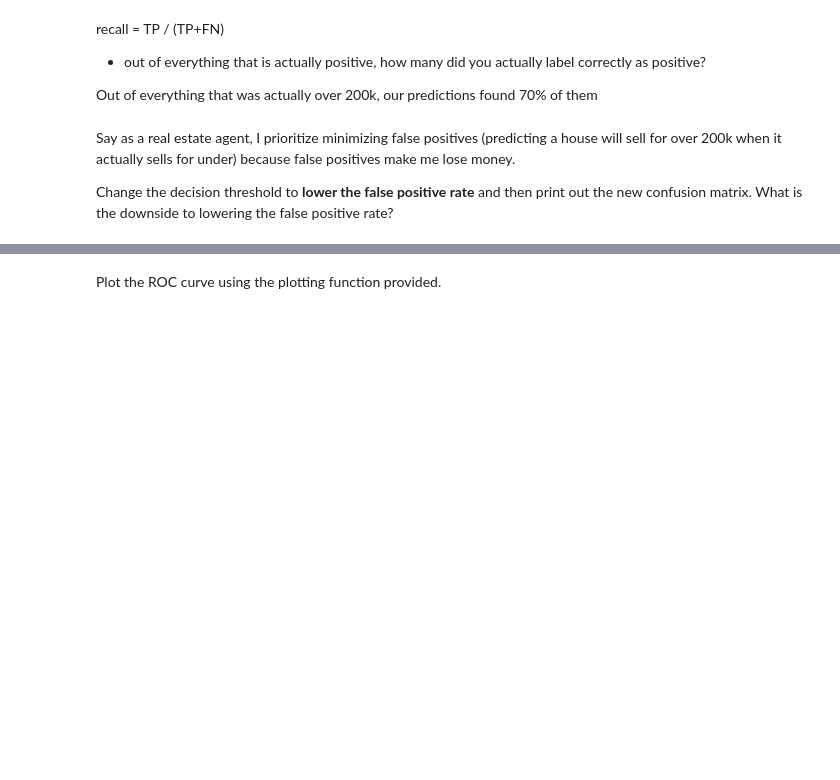
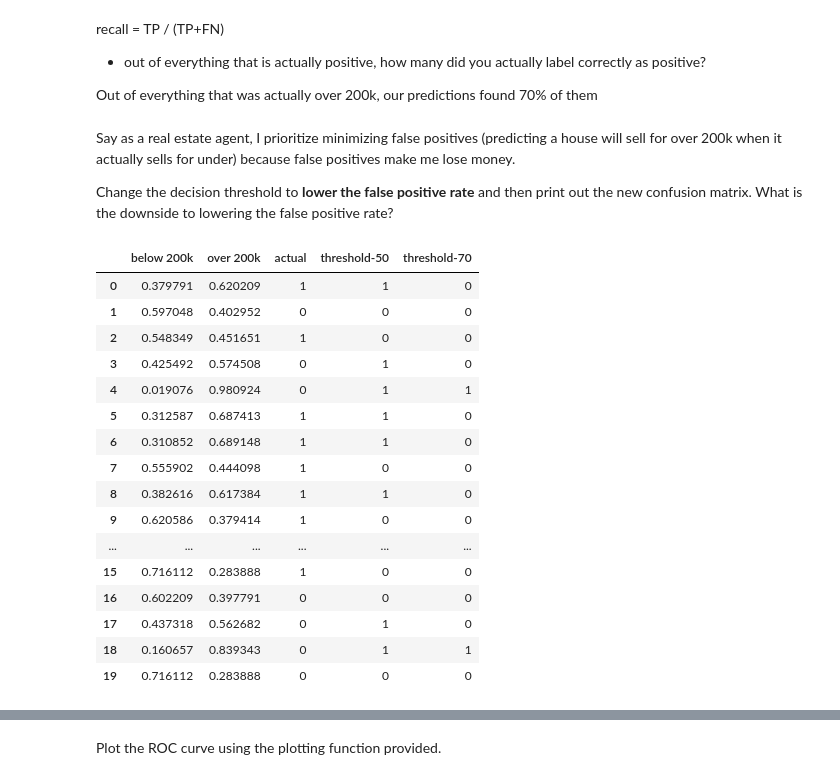
Before and after one commit to spockl/ga-dsi-1, a Jupyter notebook: curriculum/week-04/2.1-evaluating-model-fit/code/w4d2-evaluating-model-fit-AUC-sacramento-housing-starter-code-joce.ipynb, the cells around one changed output, grey strips where cells are left out. Cells and saved outputs as stored; diff of their text form; code cells hidden in the pictures; blank space fills up the shorter version.

```diff
--- a/curriculum/week-04/2.1-evaluating-model-fit/code/w4d2-evaluating-model-fit-AUC-sacramento-housing-starter-code-joce.ipynb
+++ b/curriculum/week-04/2.1-evaluating-model-fit/code/w4d2-evaluating-model-fit-AUC-sacramento-housing-starter-code-joce.ipynb
@@ -119,3 +135,28 @@ y_pp = pd.DataFrame(logr.predict_proba(X_test), columns = ['below 200k', 'over 2
+# %%
+y_pp = pd.DataFrame(logr.predict_proba(X_test), columns = ['below 200k', 'over 200k'])
+y_pp['actual'] = np.array(y_test)
+y_pp['threshold-50'] = y_pp['over 200k'].map(lambda x: 1 if x > 0.5 else 0)
+y_pp['threshold-70'] = y_pp['over 200k'].map(lambda x: 1 if x > 0.7 else 0)
+# %%
+y_pp.head(20)
+# %% [output]
+|  | below 200k | over 200k | actual | threshold-50 | threshold-70 |
+| 0 | 0.379791 | 0.620209 | 1 | 1 | 0 |
+| 1 | 0.597048 | 0.402952 | 0 | 0 | 0 |
+| 2 | 0.548349 | 0.451651 | 1 | 0 | 0 |
+| 3 | 0.425492 | 0.574508 | 0 | 1 | 0 |
+| 4 | 0.019076 | 0.980924 | 0 | 1 | 1 |
+| 5 | 0.312587 | 0.687413 | 1 | 1 | 0 |
+| 6 | 0.310852 | 0.689148 | 1 | 1 | 0 |
+| 7 | 0.555902 | 0.444098 | 1 | 0 | 0 |
+| 8 | 0.382616 | 0.617384 | 1 | 1 | 0 |
+| 9 | 0.620586 | 0.379414 | 1 | 0 | 0 |
+| ... | ... | ... | ... | ... | ... |
+| 15 | 0.716112 | 0.283888 | 1 | 0 | 0 |
+| 16 | 0.602209 | 0.397791 | 0 | 0 | 0 |
+| 17 | 0.437318 | 0.562682 | 0 | 1 | 0 |
+| 18 | 0.160657 | 0.839343 | 0 | 1 | 1 |
+| 19 | 0.716112 | 0.283888 | 0 | 0 | 0 |
 # %% [markdown]
 To reduce false positive rate:
 
```
Also changed, not shown: parts of 12 cells of this notebook, 1 other file.
